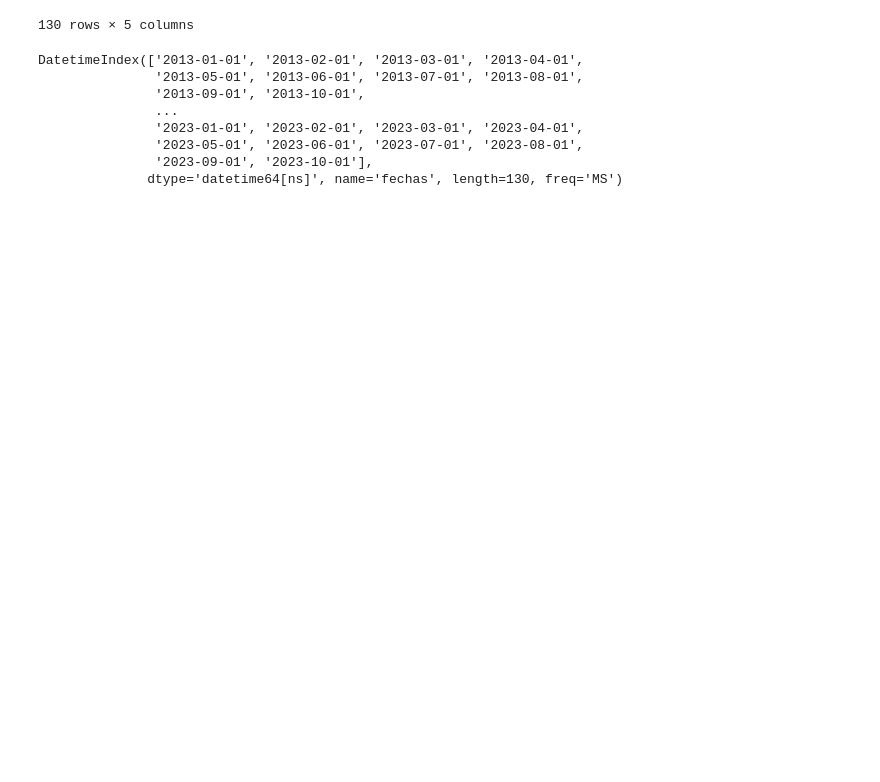
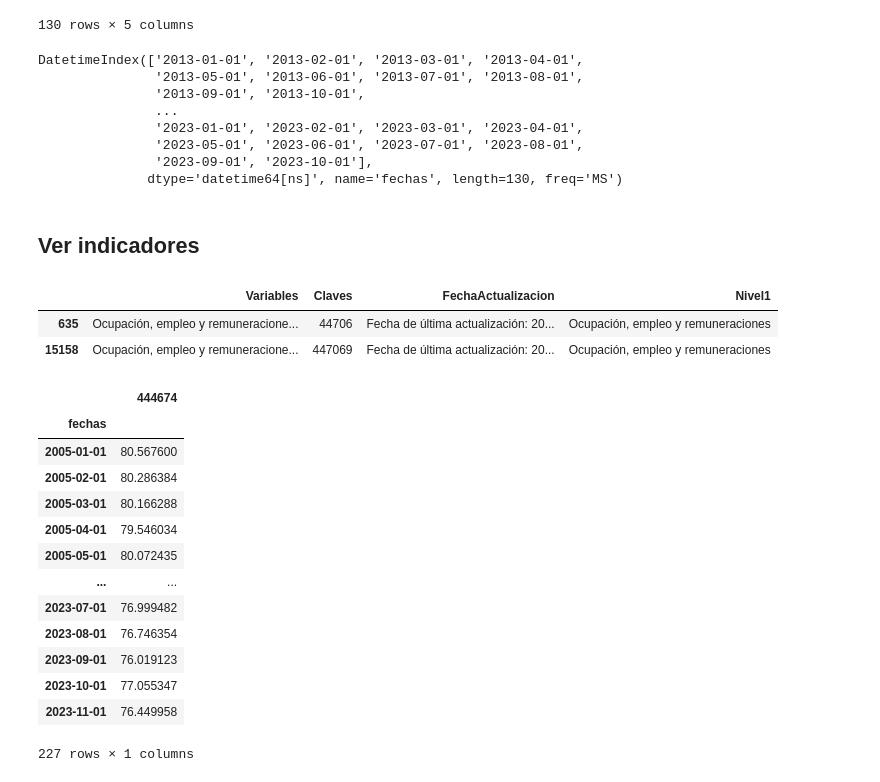
Before and after one commit to LuisMaanuel/API-INEGI-BAXICO, a Jupyter notebook: notebook/notebook.ipynb, the cells around one changed output. Saved outputs shown, nothing was run; the diff lists cells and outputs as text; code cells hidden in the pictures; blank space fills up the shorter version.

Commit message:
Agregando funcionalidad para INEGI

```diff
--- a/notebook/notebook.ipynb
+++ b/notebook/notebook.ipynb
@@ -155,3 +156,31 @@ DatetimeIndex(['2013-01-01', '2013-02-01', '2013-03-01', '2013-04-01',
                '2023-05-01', '2023-06-01', '2023-07-01', '2023-08-01',
                '2023-09-01', '2023-10-01'],
               dtype='datetime64[ns]', name='fechas', length=130, freq='MS')
+# %% [markdown]
+## Ver indicadores
+# %%
+df.query("Variables == 'Ocupación, empleo y remuneraciones > Población ocupada, subocupada y desocupada (resultados trimestrales de la ENOE, 15 años y más) > Valores absolutos > Nacional > Mujeres > Población desocupada > Duración del desempleo > Más de 1 mes hasta 3 meses (Número de personas)'")
+# %% [output]
+|  | Variables | Claves | FechaActualizacion | Nivel1 |
+| 635 | Ocupación, empleo y remuneracione... | 44706 | Fecha de última actualización: 20... | Ocupación, empleo y remuneraciones |
+| 15158 | Ocupación, empleo y remuneracione... | 447069 | Fecha de última actualización: 20... | Ocupación, empleo y remuneraciones |
+# %%
+token:str = "f6a7b69c-5c48-bf0c-b191-5ca98c6a6cc0"
+inegi = Indicadores(token)
+# %%
+inegi.obtener_df(indicadores='444674')
+# %% [output]
+|  | 444674 |
+| fechas |  |
+| 2005-01-01 | 80.567600 |
+| 2005-02-01 | 80.286384 |
+| 2005-03-01 | 80.166288 |
+| 2005-04-01 | 79.546034 |
+| 2005-05-01 | 80.072435 |
+| ... | ... |
+| 2023-07-01 | 76.999482 |
+| 2023-08-01 | 76.746354 |
+| 2023-09-01 | 76.019123 |
+| 2023-10-01 | 77.055347 |
+| 2023-11-01 | 76.449958 |
+227 rows × 1 columns
```
Also changed, not shown: parts of 10 cells of this notebook, 5 other files.
